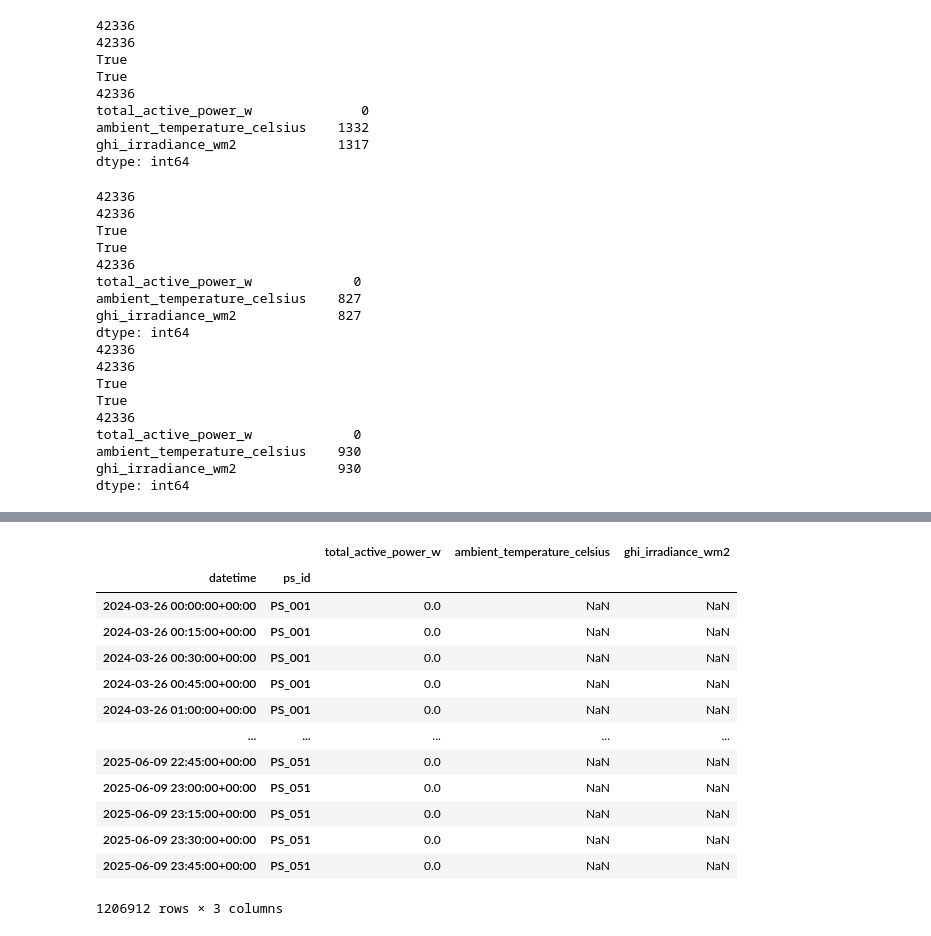
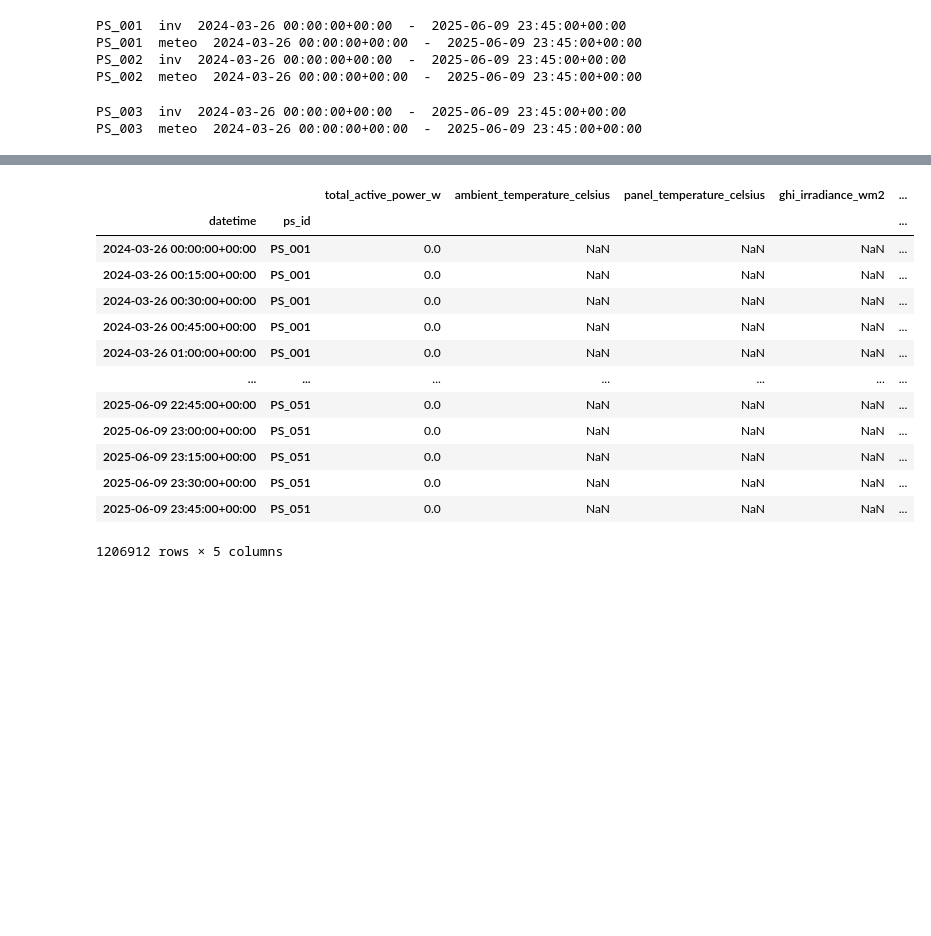
Before and after one commit to floatingbits/energy_management, a Jupyter notebook: notebooks/01_prepare_data.ipynb, the cells around one changed output, grey strips where cells are left out. Saved outputs shown, nothing was run; the diff lists cells and outputs as text; code cells hidden in the pictures; blank space fills up the shorter version.

```diff
--- a/notebooks/01_prepare_data.ipynb
+++ b/notebooks/01_prepare_data.ipynb
@@ -6,7 +6,7 @@ metadata_df = pd.read_csv(path + "metadata.csv")
 
 # print(metadata_df)
 inv_cols = ["datetime", "ps_id","total_active_power_w"]
-meteo_cols = ["ambient_temperature_celsius", "ghi_irradiance_wm2"]
+meteo_cols = ["ambient_temperature_celsius", "panel_temperature_celsius", "ghi_irradiance_wm2", "poa_irradiance_wm2"]
 joined_cols = meteo_cols + inv_cols
 meteo_cols += ["datetime", "ps_id"]
 result = None
@@ -16,12 +16,14 @@ for pv_id in metadata_df['id'].unique():
     inv_df["datetime"] = pd.to_datetime(inv_df["datetime"])
     inv_df = inv_df.groupby(["datetime", "ps_id"], as_index=False).agg(total_active_power_w=("total_active_power_w", "sum"))
     inv_df = inv_df[inv_cols]
+    #print(pv_id, " inv ", inv_df["datetime"].min(), " - ", inv_df["datetime"].max())
     inv_df = inv_df.set_index(["datetime", "ps_id"])
+
 
     meteo_filename = path + 'meteorological/' + pv_id + '.csv'
     meteo_df = pd.read_csv(meteo_filename)
     meteo_df["datetime"] = pd.to_datetime(meteo_df["datetime"])
-
+    #print(pv_id, " meteo ", meteo_df["datetime"].min(), " - ", meteo_df["datetime"].max())
     meteo_df = meteo_df[meteo_cols]
     meteo_df = meteo_df.set_index(["datetime", "ps_id"])
 
@@ -37,30 +39,9 @@ for pv_id in metadata_df['id'].unique():
 
 result
 # %% [output]
-42336
-42336
-True
-True
-42336
-total_active_power_w              0
-ambient_temperature_celsius    1332
-ghi_irradiance_wm2             1317
-dtype: int64
+PS_001  inv  2024-03-26 00:00:00+00:00  -  2025-06-09 23:45:00+00:00
+PS_001  meteo  2024-03-26 00:00:00+00:00  -  2025-06-09 23:45:00+00:00
+PS_002  inv  2024-03-26 00:00:00+00:00  -  2025-06-09 23:45:00+00:00
+PS_002  meteo  2024-03-26 00:00:00+00:00  -  2025-06-09 23:45:00+00:00
-42336
-42336
-True
-True
-42336
-total_active_power_w             0
-ambient_temperature_celsius    827
-ghi_irradiance_wm2             827
-dtype: int64
-42336
-42336
-True
-True
-42336
-total_active_power_w             0
-ambient_temperature_celsius    930
-ghi_irradiance_wm2             930
-dtype: int64
+PS_003  inv  2024-03-26 00:00:00+00:00  -  2025-06-09 23:45:00+00:00
+PS_003  meteo  2024-03-26 00:00:00+00:00  -  2025-06-09 23:45:00+00:00
@@ -101,17 +82,17 @@ dtype: int64
-|  |  | total_active_power_w | ambient_temperature_celsius | ghi_irradiance_wm2 |
-| datetime | ps_id |  |  |  |
-| 2024-03-26 00:00:00+00:00 | PS_001 | 0.0 | NaN | NaN |
-| 2024-03-26 00:15:00+00:00 | PS_001 | 0.0 | NaN | NaN |
-| 2024-03-26 00:30:00+00:00 | PS_001 | 0.0 | NaN | NaN |
-| 2024-03-26 00:45:00+00:00 | PS_001 | 0.0 | NaN | NaN |
-| 2024-03-26 01:00:00+00:00 | PS_001 | 0.0 | NaN | NaN |
-| ... | ... | ... | ... | ... |
-| 2025-06-09 22:45:00+00:00 | PS_051 | 0.0 | NaN | NaN |
-| 2025-06-09 23:00:00+00:00 | PS_051 | 0.0 | NaN | NaN |
-| 2025-06-09 23:15:00+00:00 | PS_051 | 0.0 | NaN | NaN |
-| 2025-06-09 23:30:00+00:00 | PS_051 | 0.0 | NaN | NaN |
-| 2025-06-09 23:45:00+00:00 | PS_051 | 0.0 | NaN | NaN |
+|  |  | total_active_power_w | ambient_temperature_celsius | panel_temperature_celsius | ghi_irradiance_wm2 | ... |
+| datetime | ps_id |  |  |  |  | ... |
+| 2024-03-26 00:00:00+00:00 | PS_001 | 0.0 | NaN | NaN | NaN | ... |
+| 2024-03-26 00:15:00+00:00 | PS_001 | 0.0 | NaN | NaN | NaN | ... |
+| 2024-03-26 00:30:00+00:00 | PS_001 | 0.0 | NaN | NaN | NaN | ... |
+| 2024-03-26 00:45:00+00:00 | PS_001 | 0.0 | NaN | NaN | NaN | ... |
+| 2024-03-26 01:00:00+00:00 | PS_001 | 0.0 | NaN | NaN | NaN | ... |
+| ... | ... | ... | ... | ... | ... | ... |
+| 2025-06-09 22:45:00+00:00 | PS_051 | 0.0 | NaN | NaN | NaN | ... |
+| 2025-06-09 23:00:00+00:00 | PS_051 | 0.0 | NaN | NaN | NaN | ... |
+| 2025-06-09 23:15:00+00:00 | PS_051 | 0.0 | NaN | NaN | NaN | ... |
+| 2025-06-09 23:30:00+00:00 | PS_051 | 0.0 | NaN | NaN | NaN | ... |
+| 2025-06-09 23:45:00+00:00 | PS_051 | 0.0 | NaN | NaN | NaN | ... |
-1206912 rows × 3 columns
+1206912 rows × 5 columns
 # %%
 result = result.reset_index()
 result = result.dropna()
```
Also changed, not shown: parts of 3 cells of this notebook, 2 other files.
